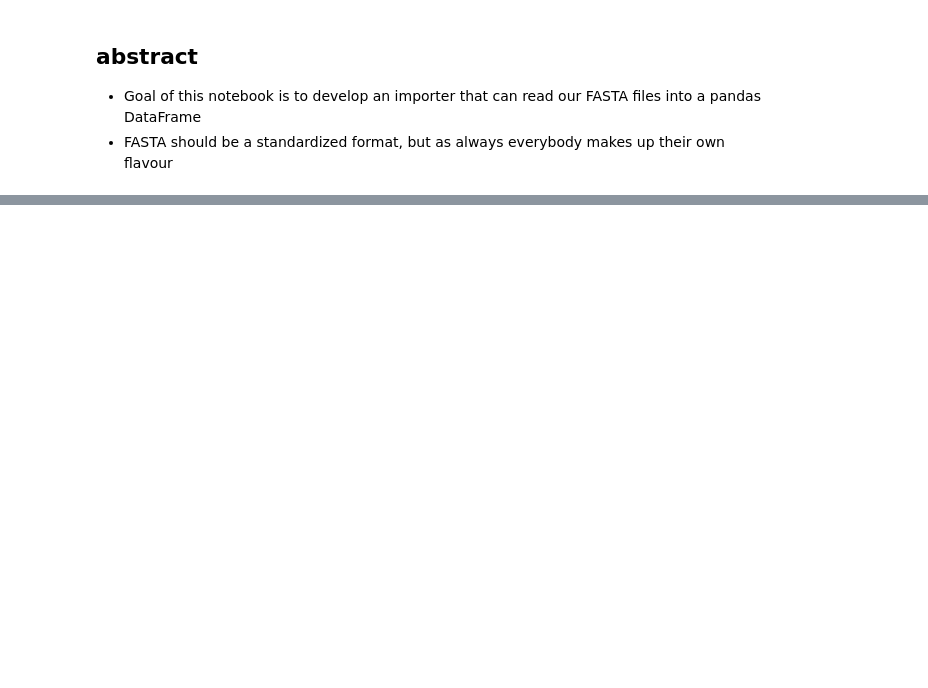
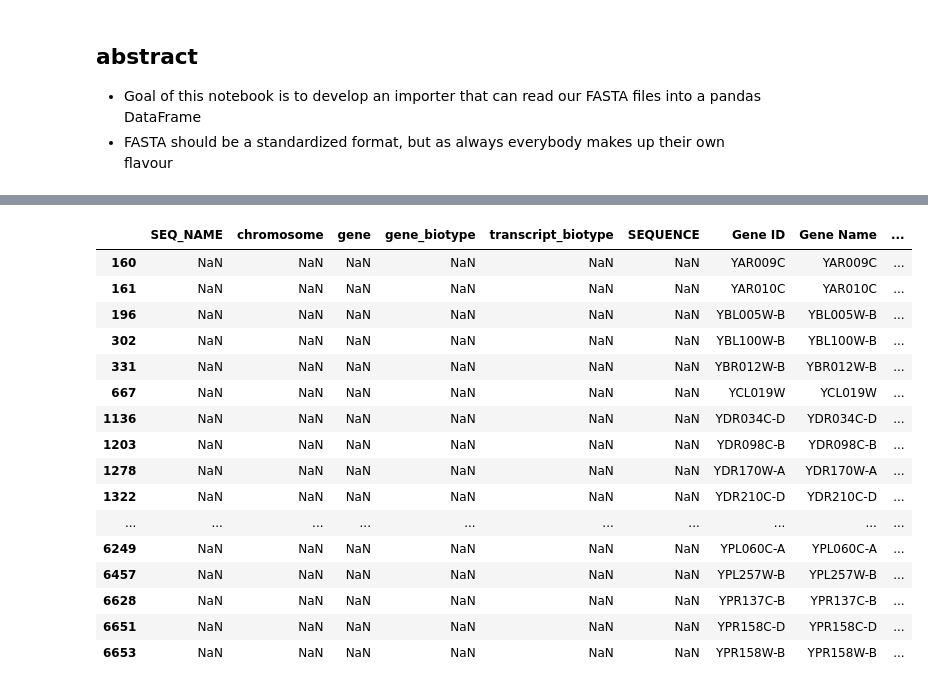
Before and after one commit to Q1vy/iGEM2025-TRAPS-Software-and-Modelling, a Jupyter notebook: sequence_reader.ipynb, the cells around one changed output, grey strips where cells are left out. Drawn from its saved outputs; the diff is of its cells as text; code cells hidden in the pictures; blank space fills up the shorter version.

```diff
--- a/sequence_reader.ipynb
+++ b/sequence_reader.ipynb
@@ -169,0 +70,3 @@ dtype: object
+# %%
+df1 = pd.concat([_df.SEQ_NAME.apply(_ensembl_fasta_to_dict).apply(pd.Series), _df.SEQUENCE], axis = 1).drop_duplicates(ignore_index = True)
+df1
@@ -169,0 +124,3 @@ dtype: object
+# %%
+dfm = pd.merge(df1, df2, left_on="gene", right_on="Gene ID", how = "outer")
+dfm
@@ -169,0 +141,20 @@ dtype: object
+# %%
+dfm[[type(row) == float for row in dfm.SEQUENCE]]  # transcription levels without a sequence
+# %% [output]
+|  | SEQ_NAME | chromosome | gene | gene_biotype | transcript_biotype | SEQUENCE | Gene ID | Gene Name | ... |
+| 160 | NaN | NaN | NaN | NaN | NaN | NaN | YAR009C | YAR009C | ... |
+| 161 | NaN | NaN | NaN | NaN | NaN | NaN | YAR010C | YAR010C | ... |
+| 196 | NaN | NaN | NaN | NaN | NaN | NaN | YBL005W-B | YBL005W-B | ... |
+| 302 | NaN | NaN | NaN | NaN | NaN | NaN | YBL100W-B | YBL100W-B | ... |
+| 331 | NaN | NaN | NaN | NaN | NaN | NaN | YBR012W-B | YBR012W-B | ... |
+| 667 | NaN | NaN | NaN | NaN | NaN | NaN | YCL019W | YCL019W | ... |
+| 1136 | NaN | NaN | NaN | NaN | NaN | NaN | YDR034C-D | YDR034C-D | ... |
+| 1203 | NaN | NaN | NaN | NaN | NaN | NaN | YDR098C-B | YDR098C-B | ... |
+| 1278 | NaN | NaN | NaN | NaN | NaN | NaN | YDR170W-A | YDR170W-A | ... |
+| 1322 | NaN | NaN | NaN | NaN | NaN | NaN | YDR210C-D | YDR210C-D | ... |
+| ... | ... | ... | ... | ... | ... | ... | ... | ... | ... |
+| 6249 | NaN | NaN | NaN | NaN | NaN | NaN | YPL060C-A | YPL060C-A | ... |
+| 6457 | NaN | NaN | NaN | NaN | NaN | NaN | YPL257W-B | YPL257W-B | ... |
+| 6628 | NaN | NaN | NaN | NaN | NaN | NaN | YPR137C-B | YPR137C-B | ... |
+| 6651 | NaN | NaN | NaN | NaN | NaN | NaN | YPR158C-D | YPR158C-D | ... |
+| 6653 | NaN | NaN | NaN | NaN | NaN | NaN | YPR158W-B | YPR158W-B | ... |
```
Also changed, not shown: parts of 21 cells of this notebook, 5 other files.
